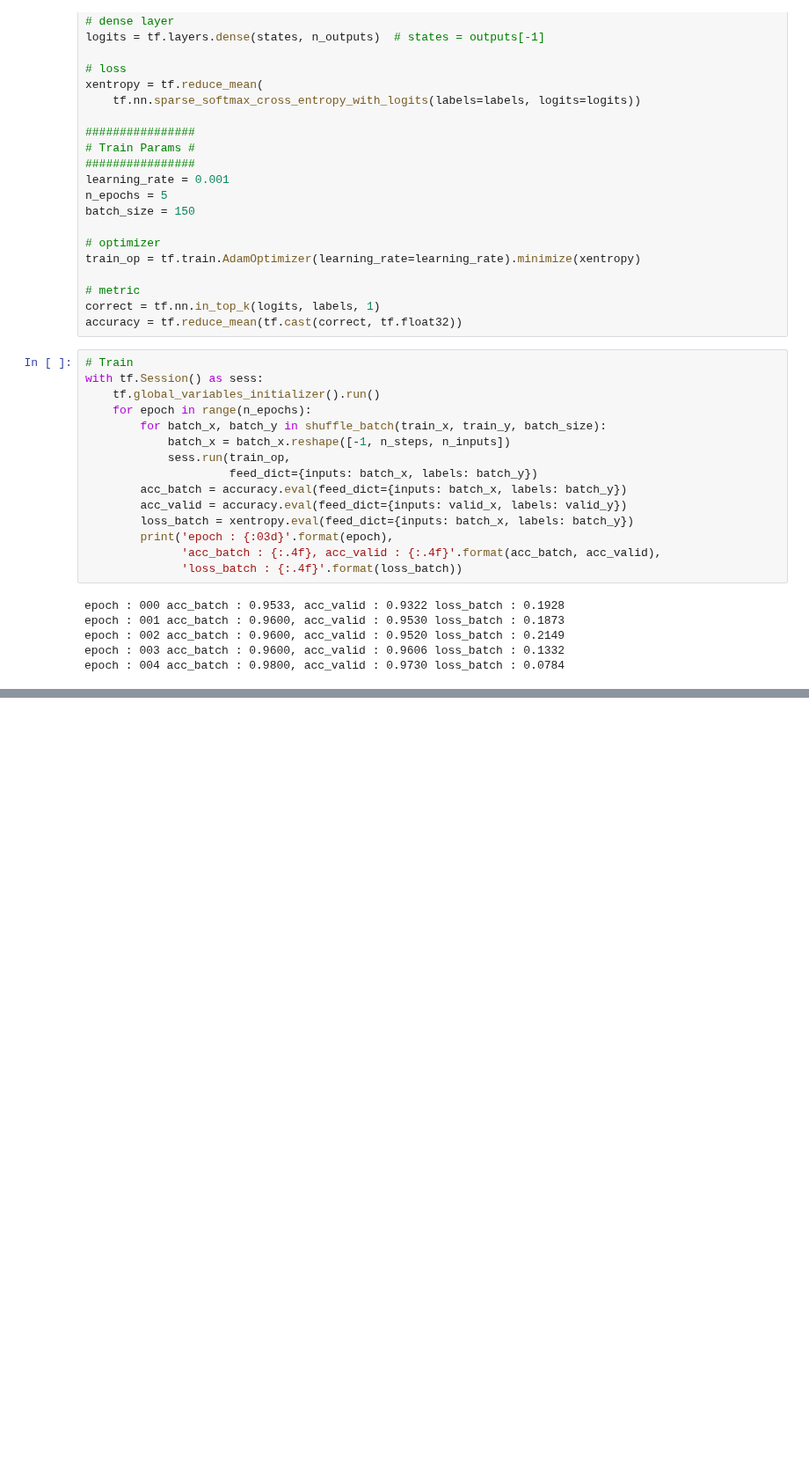
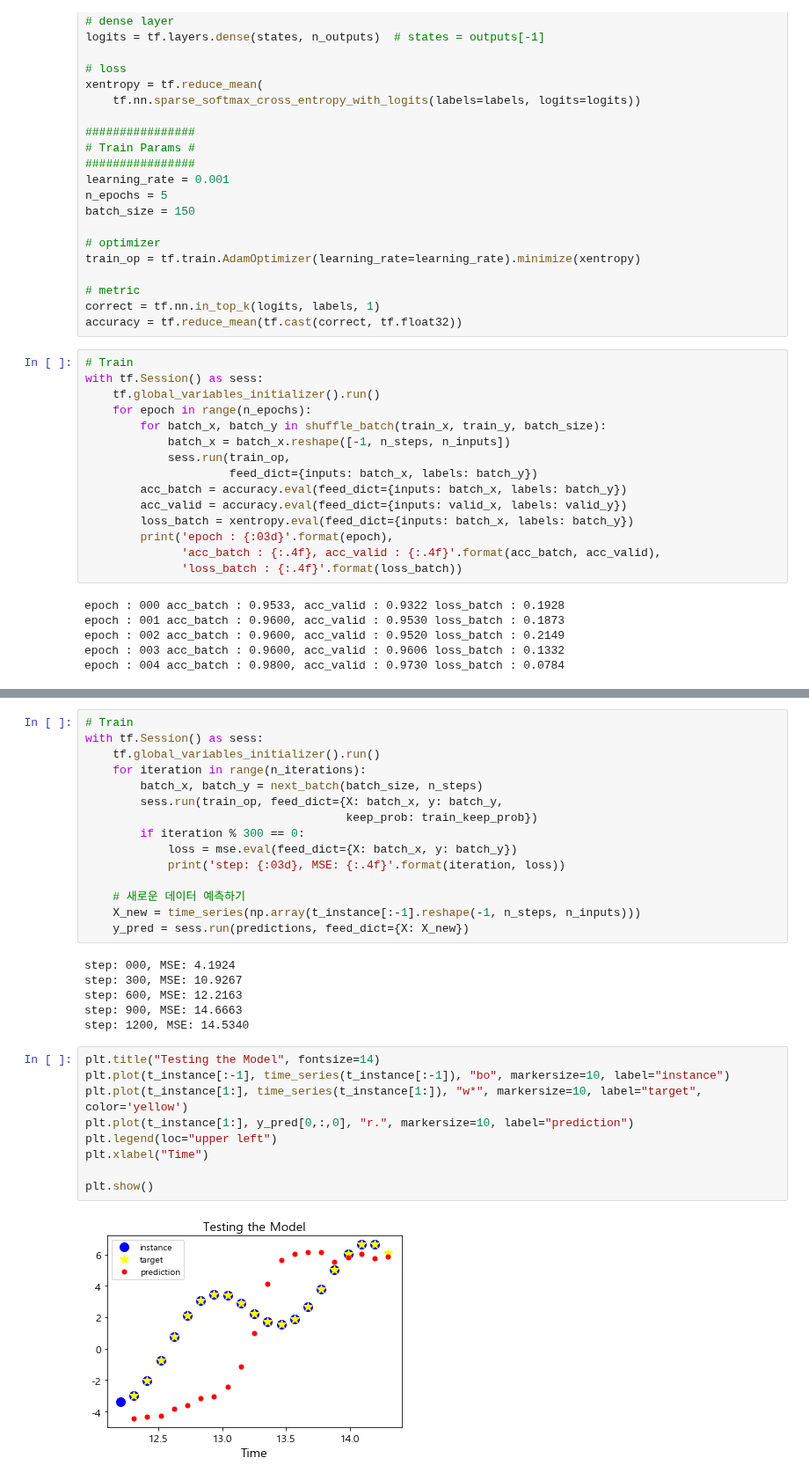
Before and after one commit to ExcelsiorCJH/Hands-On-ML, a Jupyter notebook: Chap14-Recurrent_Neural_Networks/Chap14_2-Recurrent_Neural_Networks.ipynb, the cells around one changed output, grey strips where cells are left out. Shown at 88% size. Cells and saved outputs as stored; diff of their text form; blank space fills up the shorter version.

```diff
--- a/Chap14-Recurrent_Neural_Networks/Chap14_2-Recurrent_Neural_Networks.ipynb
+++ b/Chap14-Recurrent_Neural_Networks/Chap14_2-Recurrent_Neural_Networks.ipynb
@@ -146,0 +463,32 @@ epoch : 004 acc_batch : 0.9800, acc_valid : 0.9730 loss_batch : 0.0784
+# %%
+# Train
+with tf.Session() as sess:
+    tf.global_variables_initializer().run()
+    for iteration in range(n_iterations):
+        batch_x, batch_y = next_batch(batch_size, n_steps)
+        sess.run(train_op, feed_dict={X: batch_x, y: batch_y,
+                                      keep_prob: train_keep_prob})
+        if iteration % 300 == 0:
+            loss = mse.eval(feed_dict={X: batch_x, y: batch_y})
+            print('step: {:03d}, MSE: {:.4f}'.format(iteration, loss))
+
+    # 새로운 데이터 예측하기
+    X_new = time_series(np.array(t_instance[:-1].reshape(-1, n_steps, n_inputs)))
+    y_pred = sess.run(predictions, feed_dict={X: X_new})
+# %% [output]
+step: 000, MSE: 4.1924
+step: 300, MSE: 10.9267
+step: 600, MSE: 12.2163
+step: 900, MSE: 14.6663
+step: 1200, MSE: 14.5340
+# %%
+plt.title("Testing the Model", fontsize=14)
+plt.plot(t_instance[:-1], time_series(t_instance[:-1]), "bo", markersize=10, label="instance")
+plt.plot(t_instance[1:], time_series(t_instance[1:]), "w*", markersize=10, label="target", color='yellow')
+plt.plot(t_instance[1:], y_pred[0,:,0], "r.", markersize=10, label="prediction")
+plt.legend(loc="upper left")
+plt.xlabel("Time")
+
+plt.show()
+# %% [output]
+[figure, added]
```
Also changed, not shown: parts of 21 cells of this notebook, 9 other files.
